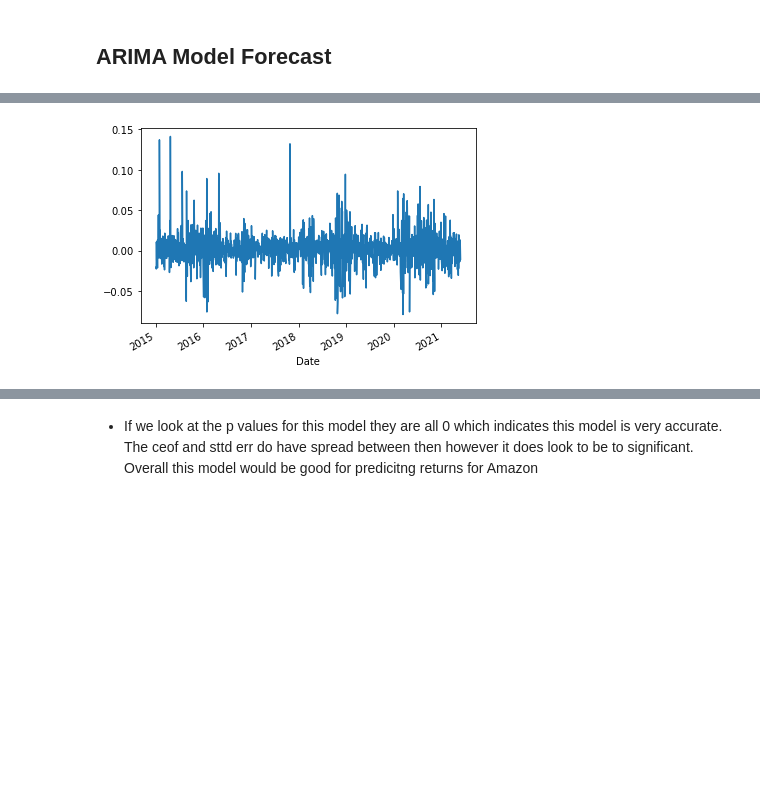
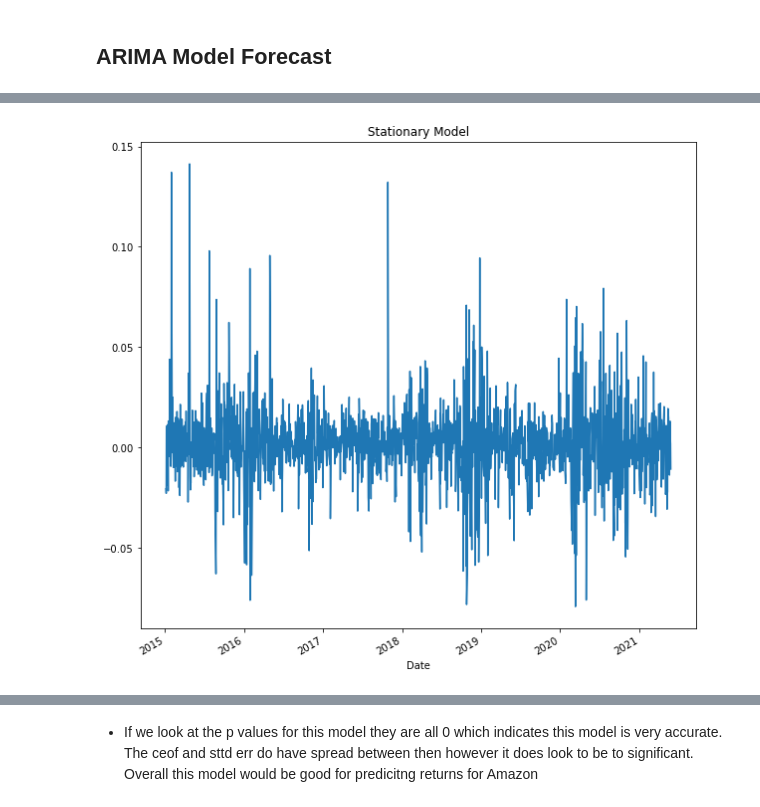
Before and after one commit to justinm329/Time-Series-Blog, a Jupyter notebook: Time_series_explained.ipynb, the cells around one changed output, grey strips where cells are left out. Cells and saved outputs as stored; diff of their text form; code cells hidden in the pictures; blank space fills up the shorter version.

```diff
--- a/Time_series_explained.ipynb
+++ b/Time_series_explained.ipynb
@@ -265,10 +268,10 @@ amzn_data.Close.plot(); # keep cnonsistency
 # %%
 # As excpected this is nonstationary data, when we put this data into the ARIMA model we have to to choose our order.
 # The order will be similar to the ARMA model because we are using the same number for the AR and MA (1,1)
 # However the ARIMA model calls for one more input into the order and this will be the middle number and it lets the model know how many time to diff the dataset or do a pct_change
 # Typically for financial data we will use 1
 # We can check and see if this data would need to use more than one pct_changes ro diffs by looking at a graph
-pct_change = amzn_data.Close.pct_change().plot() # same here
+pct_change = amzn_data.Close.pct_change().plot(figsize =(10,10), title = "Stationary Model");
 # %% [output]
-[figure, old version]
+[figure, new version]
 # %%
```
Also changed, not shown: parts of 25 cells of this notebook, 1 other file.
